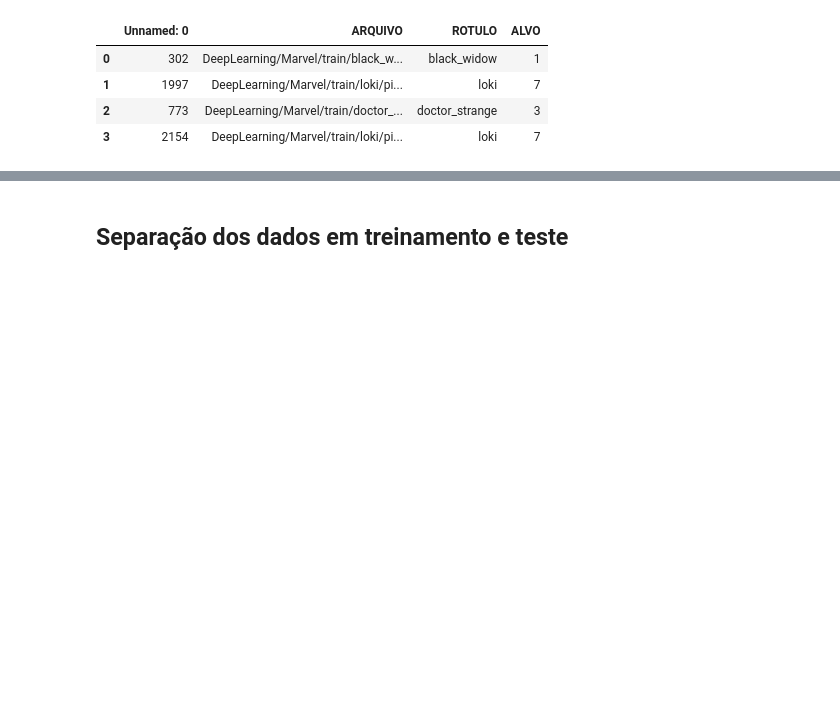
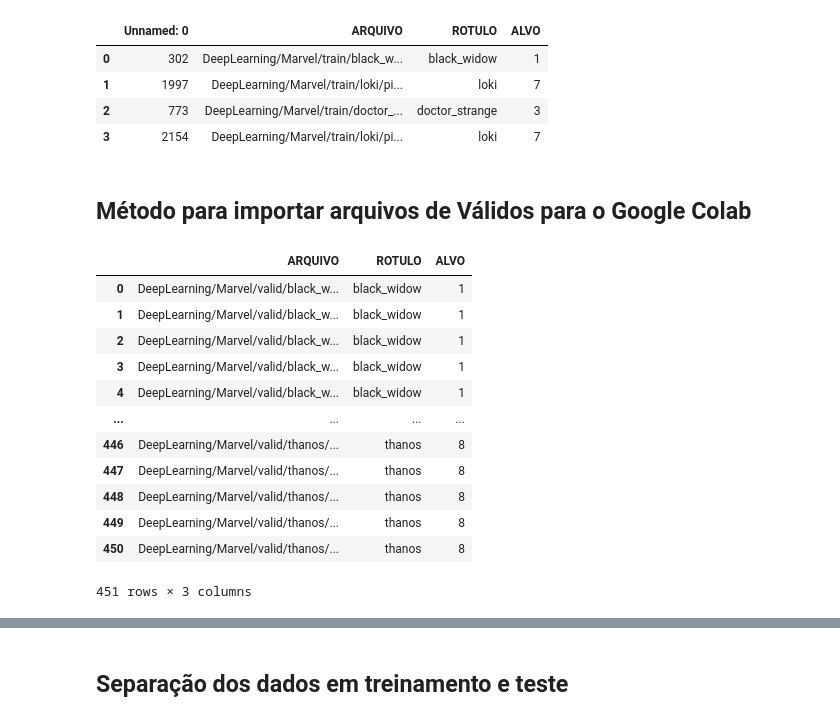
Before and after one commit to johncastillodc/DeepLearning, a Jupyter notebook: CNN_Marvel.ipynb, the cells around one changed output, grey strips where cells are left out. Saved outputs shown, nothing was run; the diff lists cells and outputs as text; code cells hidden in the pictures; blank space fills up the shorter version.

```diff
--- a/CNN_Marvel.ipynb
+++ b/CNN_Marvel.ipynb
@@ -271,3 +264,5 @@ dados.head(4)
 | 1 | 1997 | DeepLearning/Marvel/train/loki/pi... | loki | 7 |
 | 2 | 773 | DeepLearning/Marvel/train/doctor_... | doctor_strange | 3 |
 | 3 | 2154 | DeepLearning/Marvel/train/loki/pi... | loki | 7 |
+# %% [markdown]
+## Método para importar arquivos de Válidos para o Google Colab
@@ -273,0 +342,18 @@ dados.head(4)
+# %%
+dadosv = carrega_Validdataframe()
+# %%
+dadosv
+# %% [output]
+|  | ARQUIVO | ROTULO | ALVO |
+| 0 | DeepLearning/Marvel/valid/black_w... | black_widow | 1 |
+| 1 | DeepLearning/Marvel/valid/black_w... | black_widow | 1 |
+| 2 | DeepLearning/Marvel/valid/black_w... | black_widow | 1 |
+| 3 | DeepLearning/Marvel/valid/black_w... | black_widow | 1 |
+| 4 | DeepLearning/Marvel/valid/black_w... | black_widow | 1 |
+| ... | ... | ... | ... |
+| 446 | DeepLearning/Marvel/valid/thanos/... | thanos | 8 |
+| 447 | DeepLearning/Marvel/valid/thanos/... | thanos | 8 |
+| 448 | DeepLearning/Marvel/valid/thanos/... | thanos | 8 |
+| 449 | DeepLearning/Marvel/valid/thanos/... | thanos | 8 |
+| 450 | DeepLearning/Marvel/valid/thanos/... | thanos | 8 |
+451 rows × 3 columns
```
Also changed, not shown: parts of 25 cells of this notebook.
